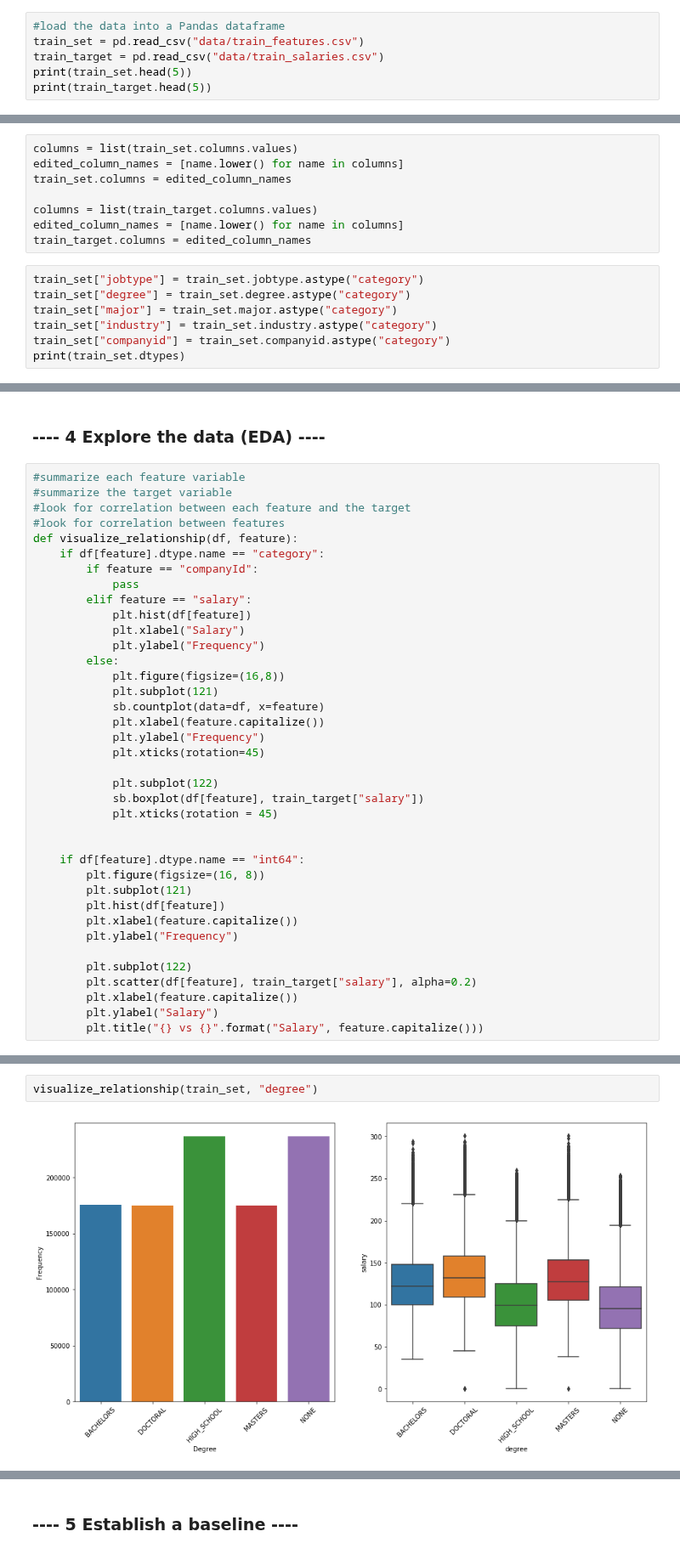
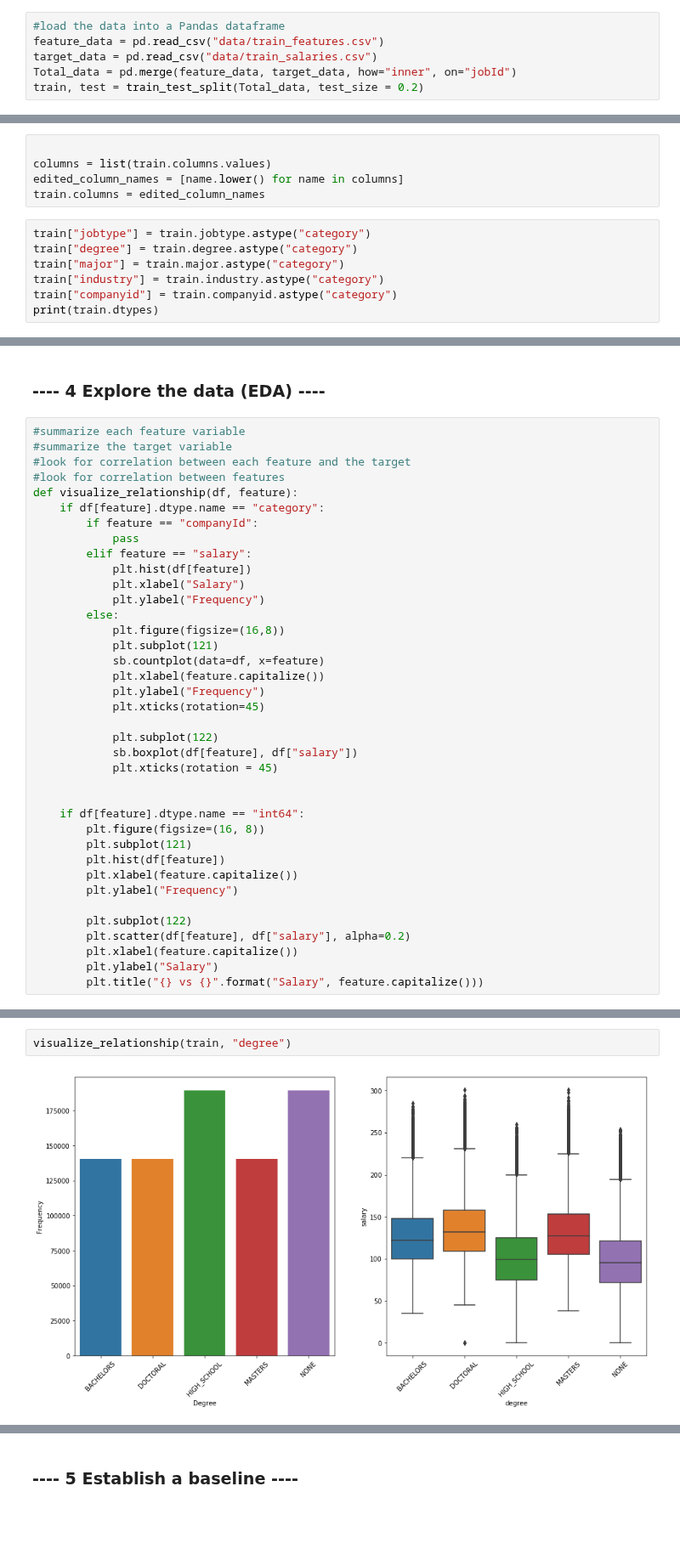
Before and after one commit to command7/salary_prediction, a Jupyter notebook: salary_predictions.ipynb, the cells around one changed output, grey strips where cells are left out. Shown at 85% size. Cells and saved outputs as stored; diff of their text form; blank space fills up the shorter version.

Commit message:
Feat: Split into training and test set

```diff
--- a/salary_predictions.ipynb
+++ b/salary_predictions.ipynb
@@ -24,7 +25,7 @@ __email__ = "vijay_saravanan@outlook.com"
 ### ---- 2 Load the data ----
 # %%
 #load the data into a Pandas dataframe
-train_set = pd.read_csv("data/train_features.csv")
-train_target = pd.read_csv("data/train_salaries.csv")
-print(train_set.head(5))
-print(train_target.head(5))
+feature_data = pd.read_csv("data/train_features.csv")
+target_data = pd.read_csv("data/train_salaries.csv")
+Total_data = pd.merge(feature_data, target_data, how="inner", on="jobId")
+train, test = train_test_split(Total_data, test_size = 0.2)
@@ -95,18 +77,15 @@ train_set.duplicated().sum()
 # %% [output]
 0
 # %%
-columns = list(train_set.columns.values)
+
+columns = list(train.columns.values)
 edited_column_names = [name.lower() for name in columns]
-train_set.columns = edited_column_names
-
-columns = list(train_target.columns.values)
-edited_column_names = [name.lower() for name in columns]
-train_target.columns = edited_column_names
+train.columns = edited_column_names
 # %%
-train_set["jobtype"] = train_set.jobtype.astype("category")
-train_set["degree"] = train_set.degree.astype("category")
-train_set["major"] = train_set.major.astype("category")
-train_set["industry"] = train_set.industry.astype("category")
-train_set["companyid"] = train_set.companyid.astype("category")
-print(train_set.dtypes)
+train["jobtype"] = train.jobtype.astype("category")
+train["degree"] = train.degree.astype("category")
+train["major"] = train.major.astype("category")
+train["industry"] = train.industry.astype("category")
+train["companyid"] = train.companyid.astype("category")
+print(train.dtypes)
 # %% [output]
@@ -143,7 +161,7 @@ def visualize_relationship(df, feature):
             plt.xticks(rotation=45)
 
             plt.subplot(122)
-            sb.boxplot(df[feature], train_target["salary"])
+            sb.boxplot(df[feature], df["salary"])
             plt.xticks(rotation = 45)
 
 
@@ -155,7 +173,7 @@ def visualize_relationship(df, feature):
         plt.ylabel("Frequency")
 
         plt.subplot(122)
-        plt.scatter(df[feature], train_target["salary"], alpha=0.2)
+        plt.scatter(df[feature], df["salary"], alpha=0.2)
         plt.xlabel(feature.capitalize())
         plt.ylabel("Salary")
         plt.title("{} vs {}".format("Salary", feature.capitalize()))
@@ -166,5 +184,5 @@ visualize_relationship(train_set, "jobtype")
 # %%
-visualize_relationship(train_set, "degree")
+visualize_relationship(train, "degree")
 # %% [output]
-[figure, old version]
+[figure, new version]
 # %%
```
Also changed, not shown: parts of 22 cells of this notebook.
